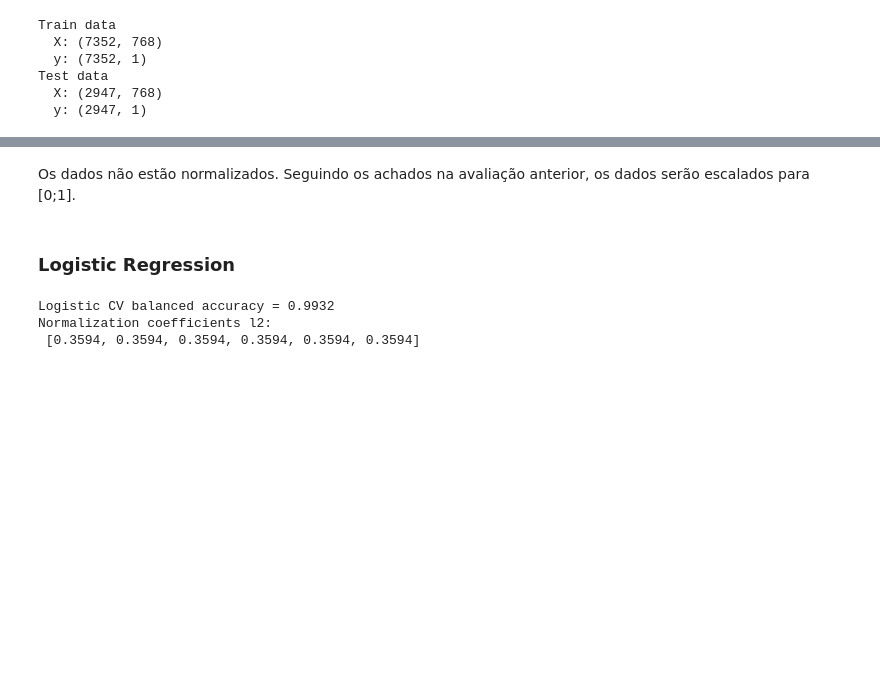
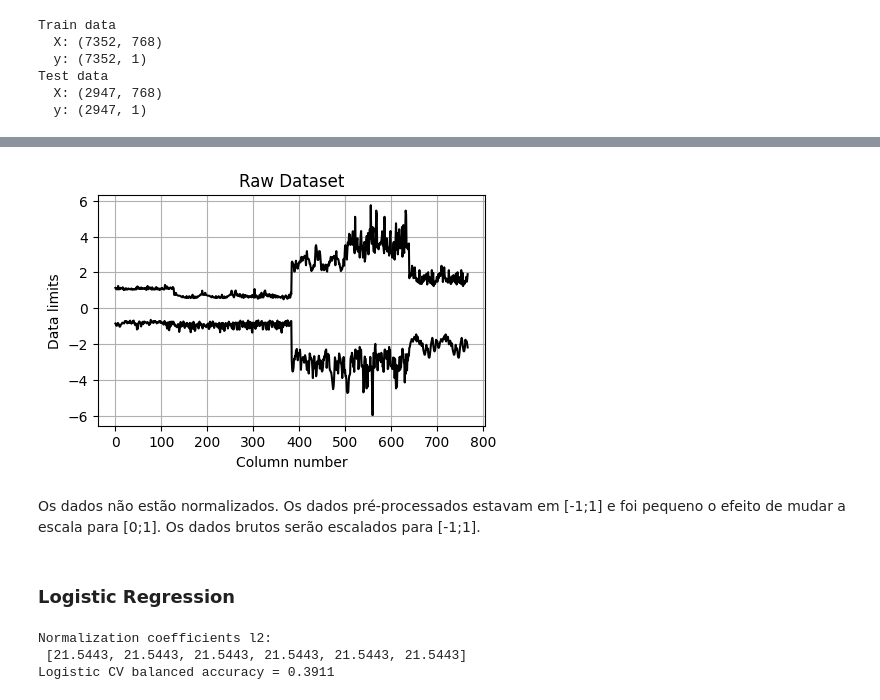
Before and after one commit to TiagoCAAmorim/machine_learning, a Jupyter notebook: Lista02/Lista02.ipynb, the cells around one changed output, grey strips where cells are left out. Saved outputs shown, nothing was run; the diff lists cells and outputs as text; code cells hidden in the pictures; blank space fills up the shorter version.

```diff
--- a/Lista02/Lista02.ipynb
+++ b/Lista02/Lista02.ipynb
@@ -617,2 +617,16 @@ X_raw.describe()
-# %% [markdown]
-Os dados não estão normalizados. Seguindo os achados na avaliação anterior, os dados serão escalados para [0;1].
+# %%
+# Check raw data
+plt.figure(figsize=(5, 3))
+plt.plot(X_raw.max(), color="black")
+plt.plot(X_raw.min(), color="black")
+
+plt.xlabel("Column number")
+plt.ylabel("Data limits")
+plt.title("Raw Dataset")
+plt.grid(True)
+plt.savefig(r"report/png/B_Dataset_Scale", bbox_inches="tight")
+plt.show()
+# %% [output]
+[figure, added]
+# %% [markdown]
+Os dados não estão normalizados. Os dados pré-processados estavam em [-1;1] e foi pequeno o efeito de mudar a escala para [0;1]. Os dados brutos serão escalados para [-1;1].
@@ -620,27 +642,26 @@ Os dados não estão normalizados. Seguindo os achados na avaliação anterior,
 ### Logistic Regression
 # %%
 # Build logistic model
-if not RERUN:
+if RERUN:
     logistic_raw = LogisticRegressionCV(
         cv=5, solver="saga", scoring="balanced_accuracy", random_state=42, n_jobs=-1
     )
-    logistic.fit(X_raw, y[0].values)
-    _ = joblib.dump(logistic, "logistic_raw_model.sav")
+    logistic_raw.fit(X_raw_scaled, y[0].values)
+    _ = joblib.dump(logistic_raw, "logistic_raw_model.sav")
 else:
     logistic = joblib.load("logistic_raw_model.sav")
 
 print(f"Normalization coefficients l2:\n {
-      [np.round(1/c, 4) for c in logistic.C_]}")
+      [np.round(1/c, 4) for c in logistic_raw.C_]}")
 
-balanced_accuracy= {}
-balanced_accuracy[("logistic raw","CV")] = logistic_raw.score(X_raw, y[0].values)
+balanced_accuracy[("logistic raw","CV")] = logistic_raw.score(X_raw_scaled, y[0].values)
 print(f"Logistic CV balanced accuracy = {balanced_accuracy[("logistic raw","CV")]:0.4f}")
-y_pred = logistic_raw.predict(X_test)
+y_pred = logistic_raw.predict(X_raw_scaled_test)
 balanced_accuracy[("logistic raw","Test")] = recall_score(y_test, y_pred, average="macro")
 # %% [output]
-Logistic CV balanced accuracy = 0.9932
 Normalization coefficients l2:
- [0.3594, 0.3594, 0.3594, 0.3594, 0.3594, 0.3594]
+ [21.5443, 21.5443, 21.5443, 21.5443, 21.5443, 21.5443]
+Logistic CV balanced accuracy = 0.3911
 # %%
 # Summarize logistic model
 model_summary(
```
Also changed, not shown: parts of 16 cells of this notebook, 5 other files.
